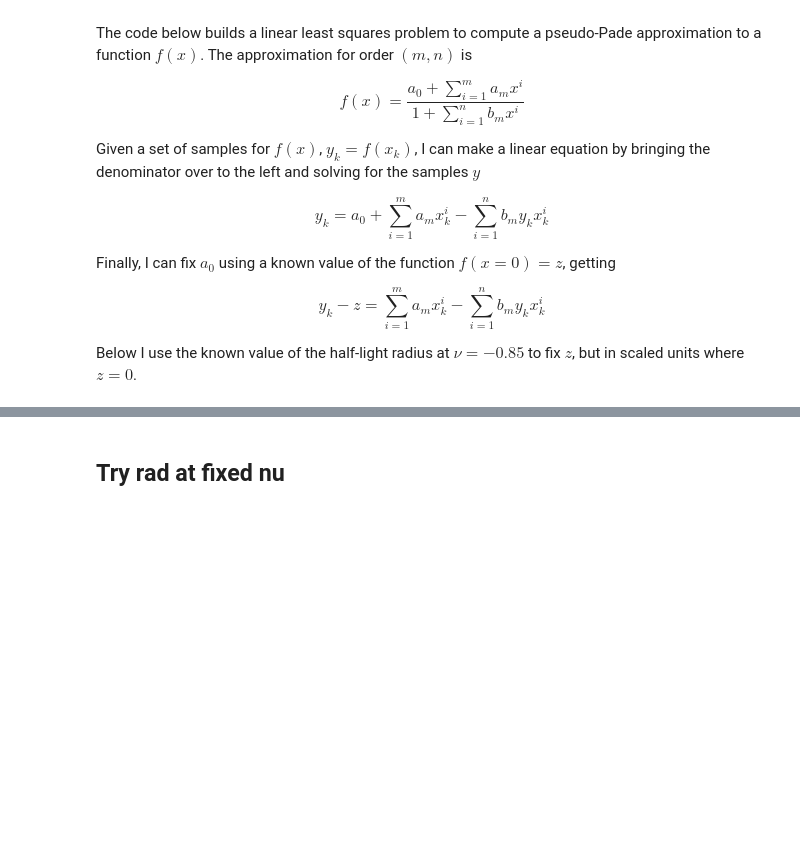
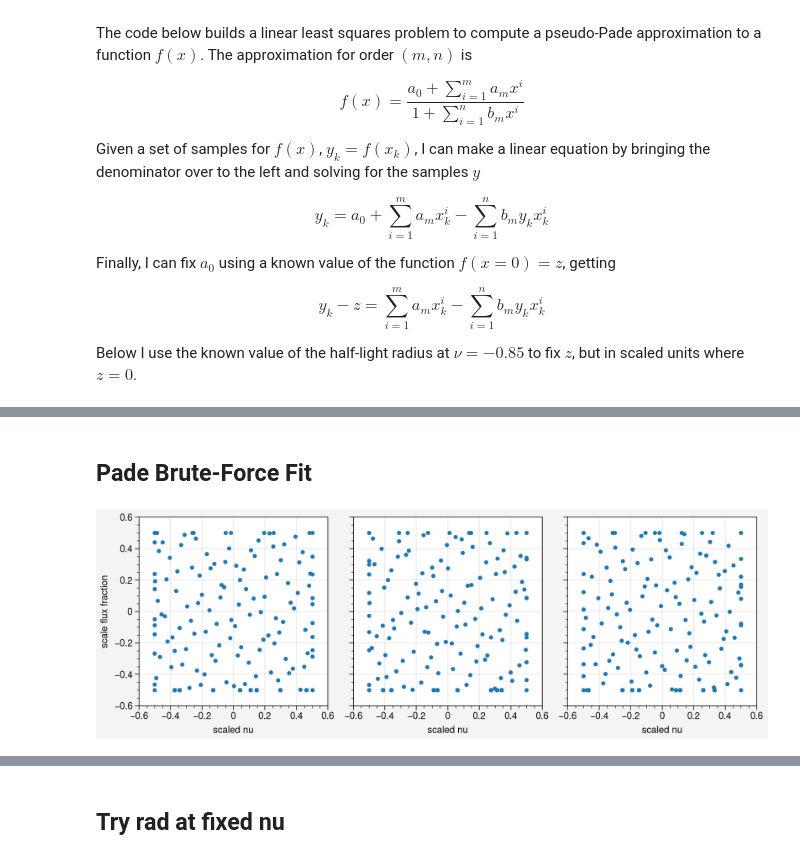
Before and after one commit to GalSim-developers/JAX-GalSim, a Jupyter notebook: dev/notebooks/spergel_hlr_flux_radius_approx.ipynb, the cells around one changed output, grey strips where cells are left out. Cells and saved outputs as stored; diff of their text form; code cells hidden in the pictures; blank space fills up the shorter version.

```diff
--- a/dev/notebooks/spergel_hlr_flux_radius_approx.ipynb
+++ b/dev/notebooks/spergel_hlr_flux_radius_approx.ipynb
@@ -388,0 +557,14 @@ coeffs = jnp.ones(N_PARAMS) * np.random.uniform(low=-0.5, high=0.5, size=N_PARAM
+# %%
+import tqdm
+
+data_test, target_test = _gen_data(10_000, grid=True)
+data_train, target_train = _gen_data(10_000, grid=True)
+
+with tqdm.trange(10_001) as pbar:
+    loss = np.nan
+    pbar.set_description(f"epoch {-1:05d}: {np.sqrt(loss):12.8e}")
+    for i in pbar:
+        tloss = train_step(model, optimizer, data_train, target_train)
+        if i % 1000 == 0:
+            loss = loss_fun(model, data_test, target_test)
+            pbar.set_description(f"epoch {i:05d}: {np.sqrt(tloss):12.8e}|{np.sqrt(loss):12.8e}")
@@ -389 +996,3 @@ coeffs = jnp.ones(N_PARAMS) * np.random.uniform(low=-0.5, high=0.5, size=N_PARAM
+# %% [markdown]
+## Pade Brute-Force Fit
 # %%
@@ -523,0 +1428,11 @@ def min_bfgs(
+# %%
+fig, axs = uplt.subplots(nrows=1, ncols=3, sharey=3, sharex=0)
+
+for i in range(3):
+    nus, ffs, frs = _draw_grid(10, 10)
+    axs[0, i].plot(_scale_nu(nus), _scale_ff(ffs), "o", ms=3)
+    axs[0, i].set_xlim(-0.6, 0.6)
+    axs[0, i].set_ylim(-0.6, 0.6)
+    axs.format(xlabel="scaled nu", ylabel="scale flux fraction")
+# %% [output]
+[figure, added]
```
Also changed, not shown: parts of 35 cells of this notebook, 1 other file.
